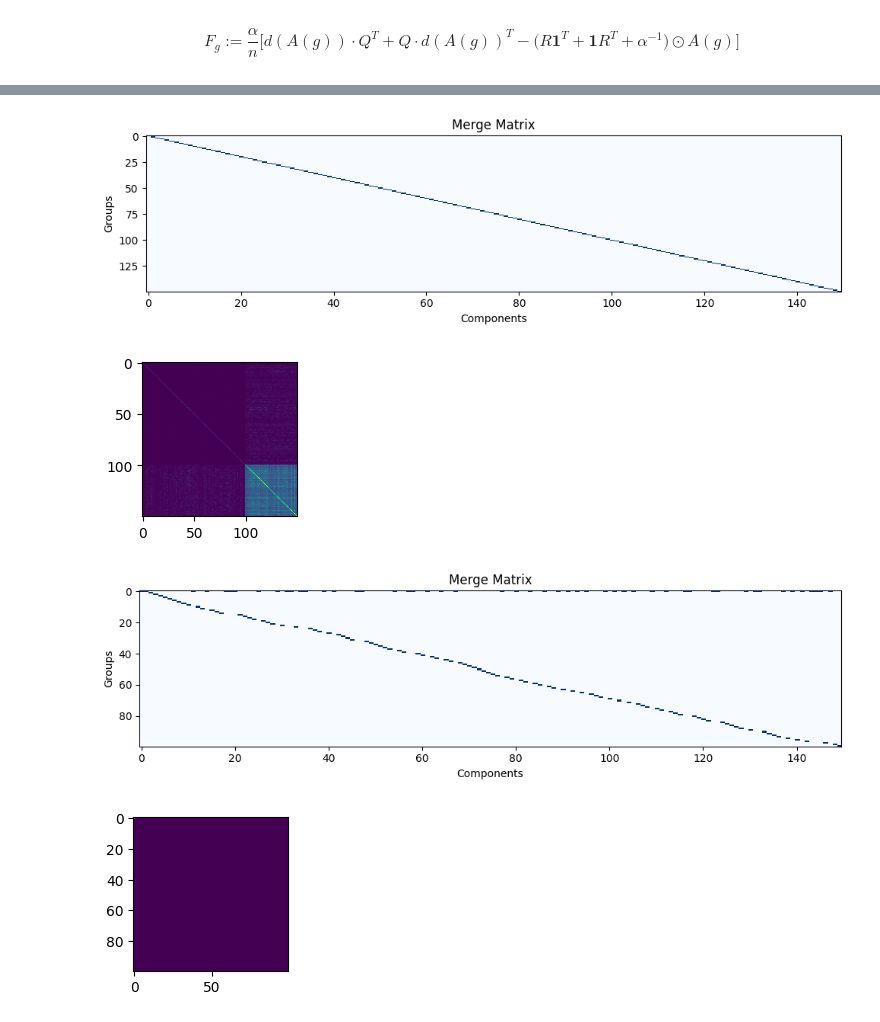
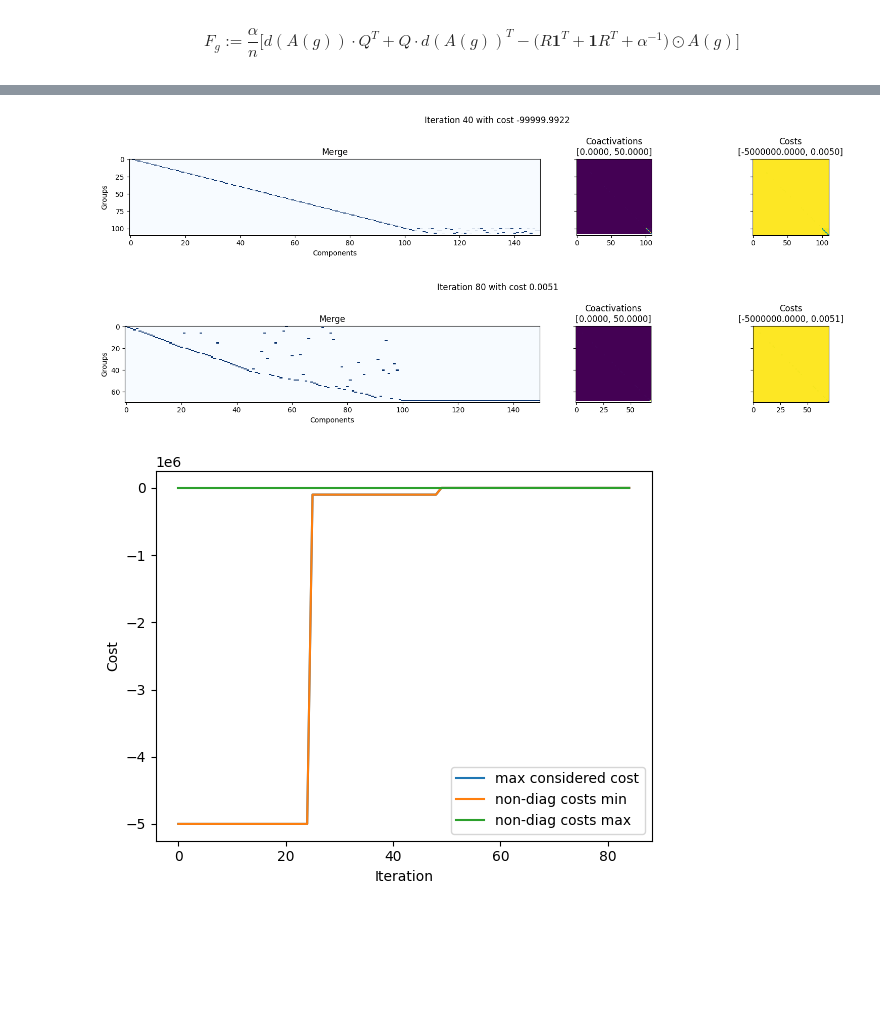
Before and after one commit to moosmiddelkoop/spd, a Jupyter notebook: spd/clustering/dev.ipynb, the cells around one changed output, grey strips where cells are left out. Saved outputs shown, nothing was run; the diff lists cells and outputs as text; code cells hidden in the pictures; blank space fills up the shorter version.

```diff
--- a/spd/clustering/dev.ipynb
+++ b/spd/clustering/dev.ipynb
@@ -333,6 +333,9 @@ def merge_iteration(
 	iters: int = 100,
 	check_threshold: float = 0.05,
 	pop_component_prob: float = 0.0,
+	rank_cost: Callable[[float], float] = lambda _: 1.0,
+	plot_every: int = 20,
+	plot_every_min: int = 0,
 ):
 	# check shapes
 	c_components: int = coact.shape[0]
@@ -355,28 +358,34 @@ def merge_iteration(
 	current_coact: Float[Tensor, "k_groups k_groups"] = coact.clone()
 	current_act_mask: Bool[Tensor, "samples k_groups"] = activation_mask.clone()
 
+
+	merge_costs: dict[str, list[float]] = dict(
+		non_diag_costs_min=[],
+		non_diag_costs_max=[],
+		max_considered_cost=[],
+	)
+
 	# iteration counter
 	i: int = 0
 	while i < iters:
 		# TODO: re-add popping components
-
-		if i % 50 == 0:
-			current_merge.plot((5,1))
-			plt.show()
-			_, ax = plt.subplots(figsize=(2, 2))
-			ax.imshow(current_coact.cpu().numpy(), aspect='auto')
 
 		# compute costs
 		costs: Float[Tensor, "c_components c_components"] = compute_merge_costs(
 			coact=current_coact,
 			merges=current_merge,
 			alpha=alpha,
+			rank_cost=rank_cost,
 		)
 
 		# find the maximum cost among non-diagonal elements we should consider
 		non_diag_costs: Float[Tensor, ""] = costs[~torch.eye(k_groups, dtype=torch.bool)]
 		non_diag_costs_range: tuple[float, float] = (non_diag_costs.min().item(), non_diag_costs.max().item())
 		max_considered_cost: float = (non_diag_costs_range[1] - non_diag_costs_range[0]) * check_threshold + non_diag_costs_range[0]
+
+		merge_costs['non_diag_costs_min'].append(non_diag_costs_range[0])
+		merge_costs['non_diag_costs_max'].append(non_diag_costs_range[1])
+		merge_costs['max_considered_cost'].append(max_considered_cost)
 
 		# consider pairs with costs below the threshold
 		considered_idxs = torch.where(costs <= max_considered_cost)
@@ -393,39 +402,80 @@ def merge_iteration(
 			coact=current_coact,
 			merges=current_merge,
 			merge_pair=min_pair,
 			activation_mask=current_act_mask,
 		)
 
 		# dbg_tensor(costs)
 		# dbg_tensor(non_diag_costs)
 		# dbg(non_diag_costs_range)
 		# dbg(max_considered_cost)
 		# dbg_tensor(considered_idxs)
-		# dbg(f"Iteration {i}: merging pair {min_pair=} {pair_cost=} {non_diag_costs_range[0]=} {max_considered_cost=}")
+		# print(f"Iteration {i}: merging pair {min_pair=} {pair_cost=} {non_diag_costs_range[0]=} {max_considered_cost=}", flush=True)
 
 		k_groups -= 1
 		assert current_coact.shape[0] == k_groups, "Coactivation matrix shape should match number of groups"
 		assert current_coact.shape[1] == k_groups, "Coactivation matrix shape should match number of groups"
 		assert current_act_mask.shape[1] == k_groups, "Activation mask shape should match number of groups"
 
 		if k_groups <= 2:
 			warnings.warn(f"Stopping early at iteration {i} as only {k_groups} groups left")
 			current_merge.plot()
 			plt.show()
 			break
 
+		if plot_every and (i >= plot_every_min) and (i % plot_every == 0):
+			# current_merge.plot((5,1))
+			# plt.show()
+			# # _, ax = plt.subplots(figsize=(2, 2))
+			# plt.imshow(current_coact.cpu().numpy(), aspect='equal')
+			# plt.colorbar()
+			# plt.show()
+			# plt.imshow(costs.cpu().numpy(), aspect='equal')
+			# plt.colorbar()
+			# plt.show()
+
+			fig, axs = plt.subplots(
+				1, 3,
+				figsize=(16, 3),
+				sharey=True,
+				gridspec_kw={"width_ratios": [2, 1, 1]}
+			)
+			current_merge.plot(ax=axs[0], show=False)
+			axs[0].set_title("Merge")
+			axs[1].imshow(current_coact.cpu().numpy(), aspect='equal')
+			axs[1].set_title(f"Coactivations\n[{current_coact.min().item():.4f}, {current_coact.max().item():.4f}]")
+			axs[2].imshow(costs.cpu().numpy(), aspect='equal')
+			axs[2].set_title(f"Costs\n[{costs.min().item():.4f}, {costs.max().item():.4f}]")
+			fig.suptitle(f"Iteration {i} with cost {pair_cost:.4f}")
+			plt.tight_layout()
+			plt.show()
+
 		i += 1
 
+
+	plt.plot(merge_costs['max_considered_cost'], label='max considered cost')
+	plt.plot(merge_costs['non_diag_costs_min'], label='non-diag costs min')
+	plt.plot(merge_costs['non_diag_costs_max'], label='non-diag costs max')
+	plt.xlabel("Iteration")
+	plt.ylabel("Cost")
+	plt.legend()
+
+
+coact_bool = coa['coactivations'] > 1e-2
 merge_iteration(
-	coact=coa['coactivations'],
-	activation_mask=coa['activations'],
+	coact=coact_bool.float().T @ coact_bool.float(),
+	activation_mask=coact_bool,
 	check_threshold=0.00001,
 	# initial_merge=?,
-	alpha=0.01,
-	iters=160,
+	# alpha=0.001,
+	rank_cost=lambda _: 1e5,
+	alpha=1e-6,
+	iters=85,
+	plot_every=40,
+	plot_every_min=30,
+	# plot_every=None,
 )
 # %% [output]
-[figure, old version]
+[figure, new version]
-[figure, old version]
+[figure, new version]
-[figure, old version]
+[figure, new version]
-[figure, removed]
```
Also changed, not shown: parts of 4 cells of this notebook, 1 other file.
